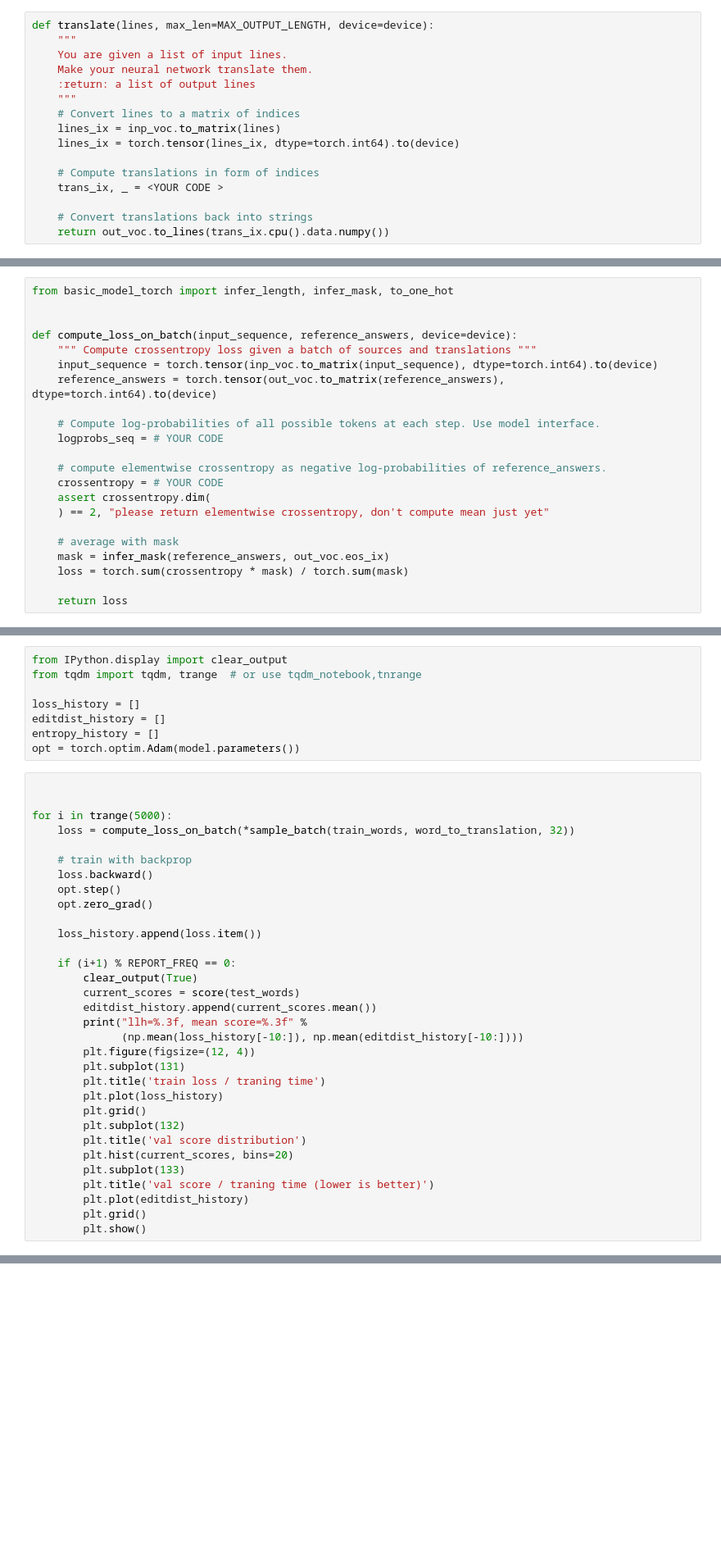
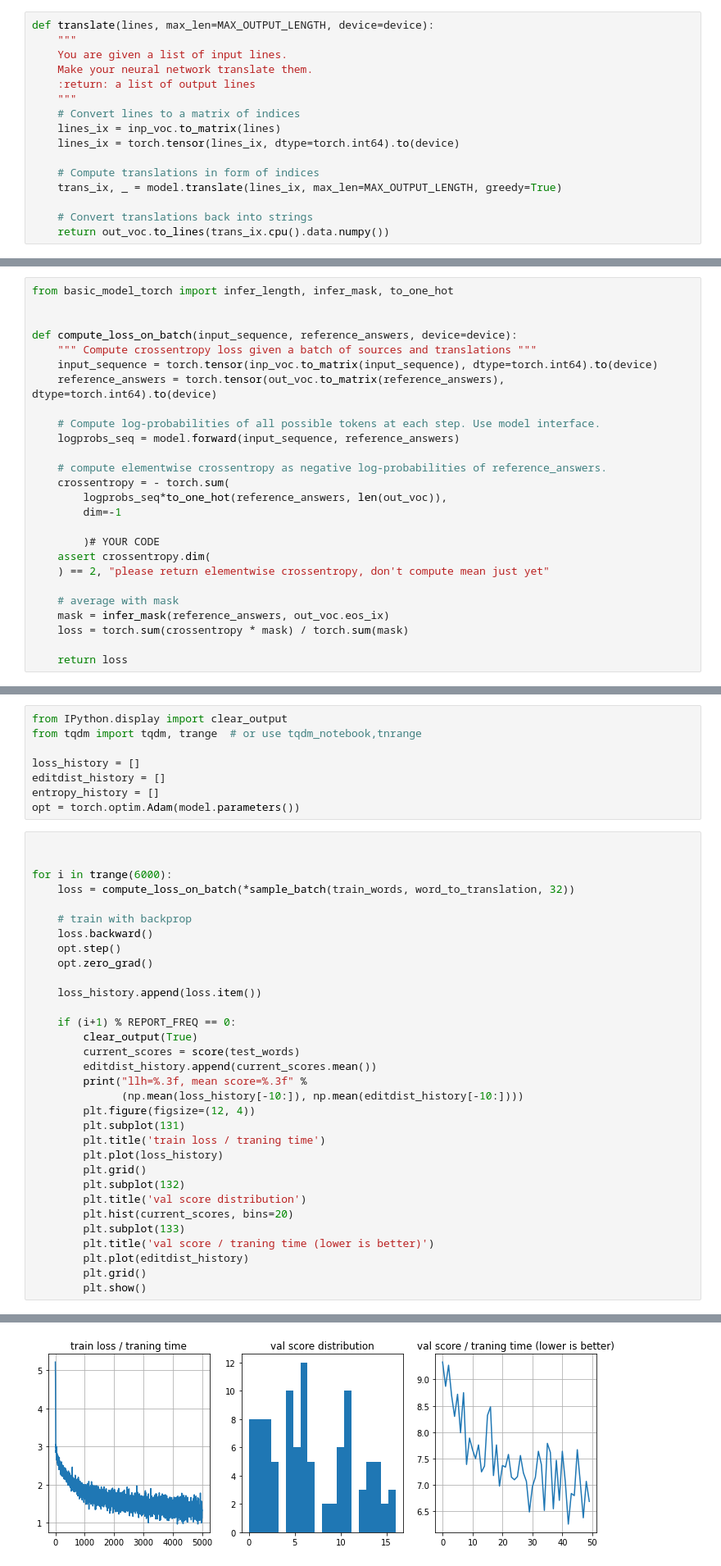
Before and after one commit to Garanyan/Coursera_ML, a Jupyter notebook: Copy_of_week08_SCST_(and_peek_at_RL).ipynb, the cells around one changed output, grey strips where cells are left out. Shown: that part at 82% size. Drawn from its saved outputs; the diff is of its cells as text; blank space fills up the shorter version.

```diff
--- a/Copy_of_week08_SCST_(and_peek_at_RL).ipynb
+++ b/Copy_of_week08_SCST_(and_peek_at_RL).ipynb
@@ -200,7 +292,7 @@ def translate(lines, max_len=MAX_OUTPUT_LENGTH, device=device):
     lines_ix = torch.tensor(lines_ix, dtype=torch.int64).to(device)
 
     # Compute translations in form of indices
-    trans_ix, _ = <YOUR CODE >
+    trans_ix, _ = model.translate(lines_ix, max_len=MAX_OUTPUT_LENGTH, greedy=True)
 
     # Convert translations back into strings
     return out_voc.to_lines(trans_ix.cpu().data.numpy())
@@ -290,10 +393,14 @@ def compute_loss_on_batch(input_sequence, reference_answers, device=device):
     reference_answers = torch.tensor(out_voc.to_matrix(reference_answers), dtype=torch.int64).to(device)
 
     # Compute log-probabilities of all possible tokens at each step. Use model interface.
-    logprobs_seq = # YOUR CODE
+    logprobs_seq = model.forward(input_sequence, reference_answers)
 
     # compute elementwise crossentropy as negative log-probabilities of reference_answers.
-    crossentropy = # YOUR CODE
+    crossentropy = - torch.sum(
+        logprobs_seq*to_one_hot(reference_answers, len(out_voc)),
+        dim=-1
+
+        )# YOUR CODE
     assert crossentropy.dim(
     ) == 2, "please return elementwise crossentropy, don't compute mean just yet"
 
@@ -329,7 +439,7 @@ opt = torch.optim.Adam(model.parameters())
 # %%
 
 
-for i in trange(5000):
+for i in trange(6000):
     loss = compute_loss_on_batch(*sample_batch(train_words, word_to_translation, 32))
 
     # train with backprop
@@ -358,3 +468,4 @@ for i in trange(5000):
         plt.plot(editdist_history)
         plt.grid()
         plt.show()
+# %% [output]
@@ -361,3 +473,4 @@ for i in trange(5000):
+[figure, added]
 # %% [markdown]
 __How to interpret the plots:__
 
```
Also changed, not shown: parts of 20 cells of this notebook.
